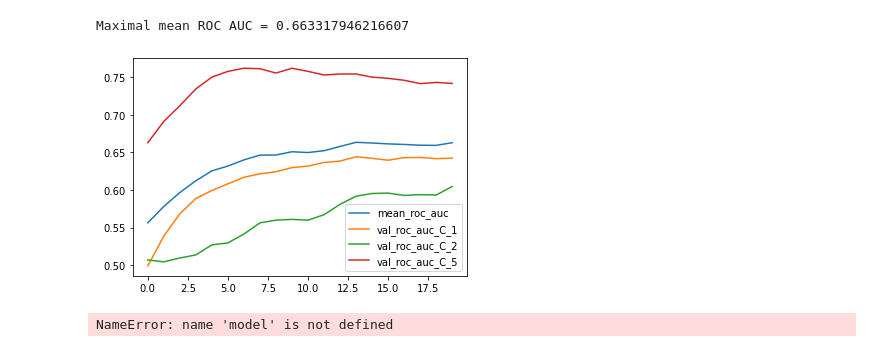
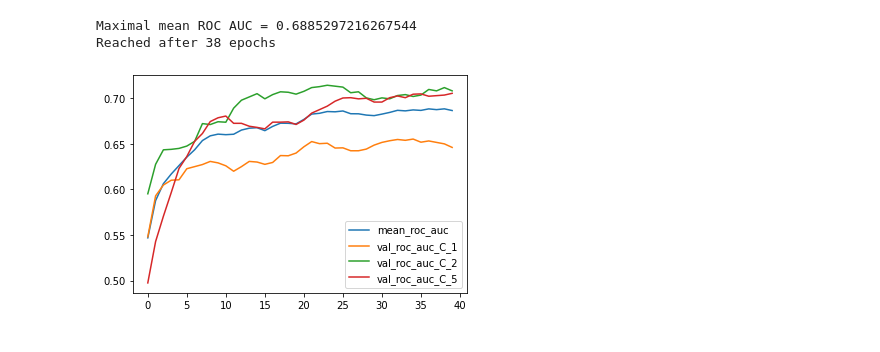
Before and after one commit to wisskarrou/medical_imaging_project, a Jupyter notebook: train_val_curves_domain_adaptation.ipynb, the cells around one changed output. Cells and saved outputs as stored; diff of their text form; code cells hidden in the pictures.

Commit message:
update with the cross val learning curves of the right model

```diff
--- a/train_val_curves_domain_adaptation.ipynb
+++ b/train_val_curves_domain_adaptation.ipynb
@@ -33,9 +19,8 @@ model15 = pd.read_csv("domain_adaptation_adam_fc128_gat128_fc64_lr1eminus4_batch
+# %%
+model = pd.read_csv("domain_adaptation_v2_fc256_gat256_fc128_fc64_fc1_batch8_lr1eminus5_epochs40_tanh_no_dropout.csv")
 # %%
-plot_mean_roc_auc(model14)
+plot_mean_roc_auc(model)
 # %% [output]
-Maximal mean ROC AUC = 0.663317946216607
+Maximal mean ROC AUC = 0.6885297216267544
+Reached after 38 epochs
-[figure, old version]
+[figure, new version]
-# %%
-model
-# %% [output]
-NameError: name 'model' is not defined
```
Also changed, not shown: parts of 4 cells of this notebook.
